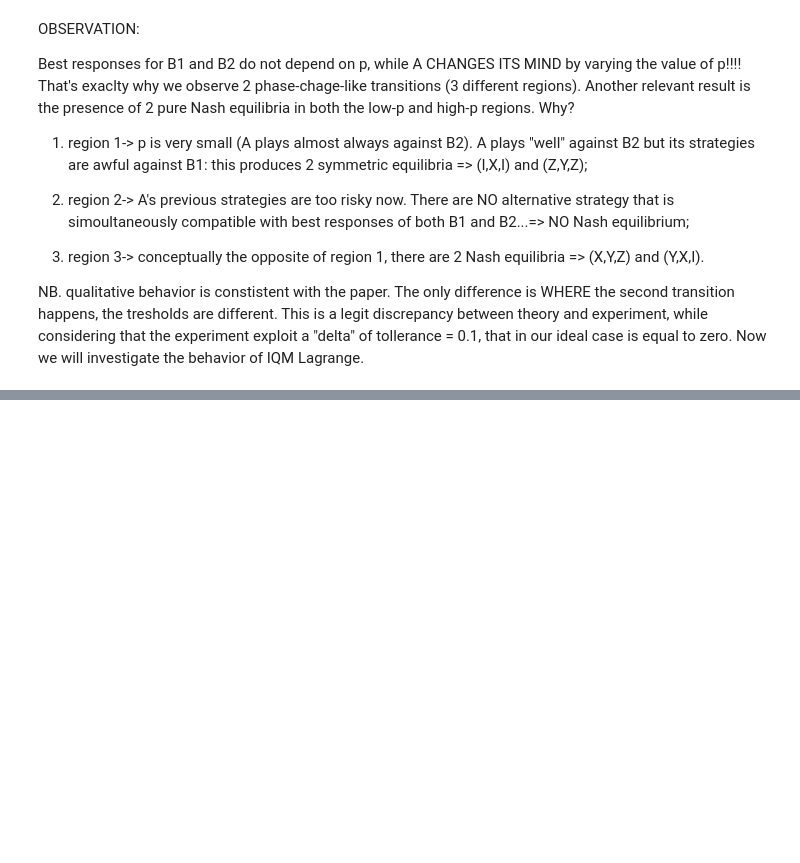
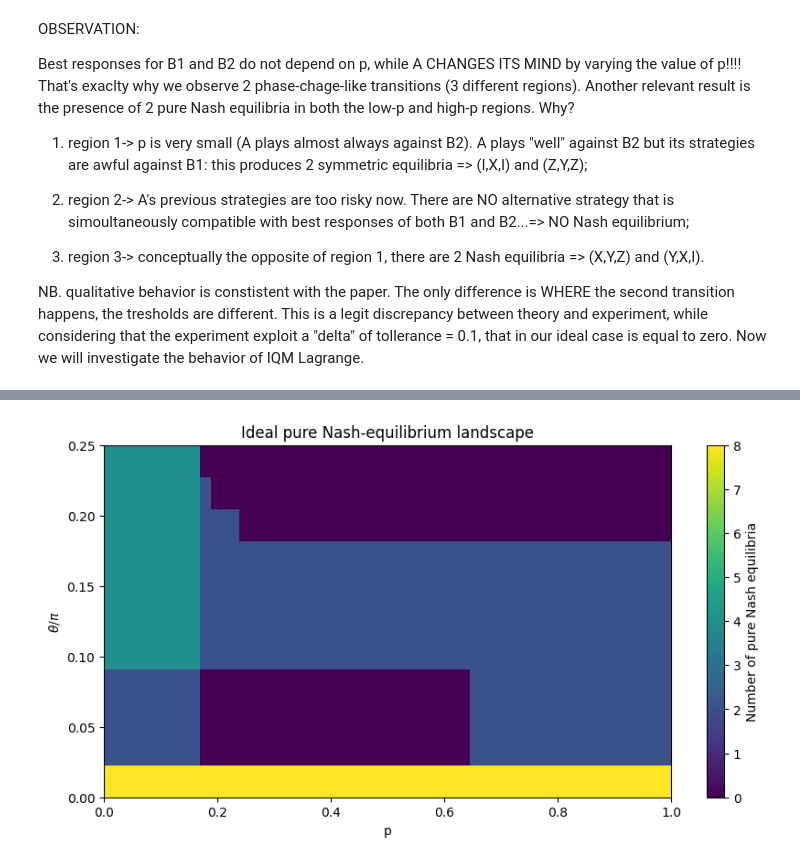
Before and after one commit to paperback99-byte/BAYESIAN-QUANTUM-GAMES, a Jupyter notebook: BAYESIAN_QUANTUM_GAMES.ipynb, the cells around one changed output, grey strips where cells are left out. Cells and saved outputs as stored; diff of their text form; code cells hidden in the pictures; blank space fills up the shorter version.

```diff
--- a/BAYESIAN_QUANTUM_GAMES.ipynb
+++ b/BAYESIAN_QUANTUM_GAMES.ipynb
@@ -1127,0 +1489,20 @@ NB. qualitative behavior is constistent with the paper. The only difference is W
+# %%
+ideal_results = {}
+
+for theta in THETA_VALUES:
+
+    theta_key = round(
+        float(theta / np.pi),
+        3
+    )
+
+    ideal_results[theta_key] = analyze_theta(
+        theta=theta,
+        delta=0.1,
+        p_values=P_VALUES
+    )
+
+    print(
+        f"Completed theta = "
+        f"{theta_key:.3f}π"
+    )
@@ -1127,0 +1714,30 @@ NB. qualitative behavior is constistent with the paper. The only difference is W
+# %%
+plt.figure(figsize=(10, 5))
+
+plt.imshow(
+    strict_map,
+    aspect="auto",
+    origin="lower",
+    extent=[
+        0,
+        1,
+        THETA_VALUES[0] / np.pi,
+        THETA_VALUES[-1] / np.pi
+    ],
+    interpolation="nearest"
+)
+
+plt.colorbar(
+    label="Number of pure Nash equilibria"
+)
+
+plt.xlabel("p")
+plt.ylabel(r"$\theta/\pi$")
+
+plt.title(
+    "Ideal pure Nash-equilibrium landscape"
+)
+
+plt.show()
+# %% [output]
+[figure, added]
```
Also changed, not shown: parts of 20 cells of this notebook.
